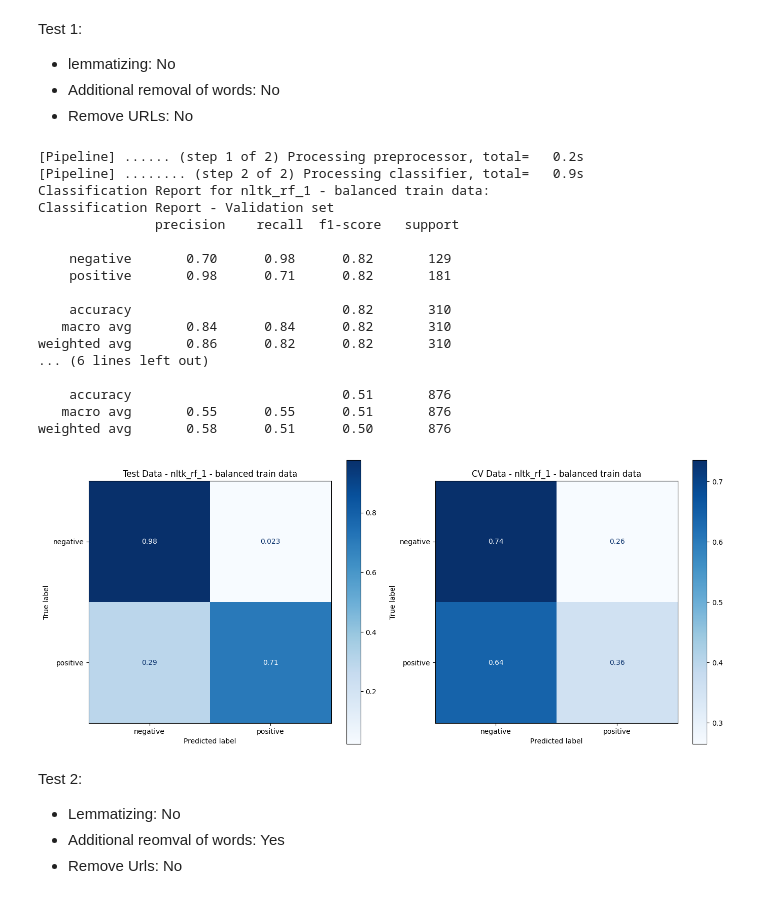
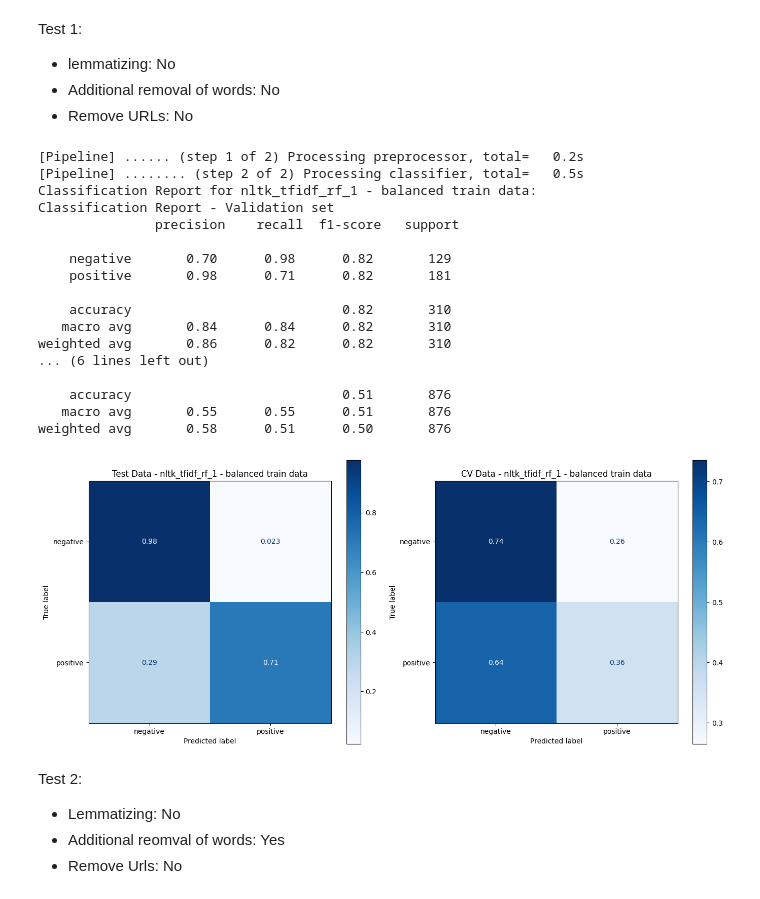
Before and after one commit to NiklasSeitherDHBW/NLP-CrowdFlow, a Jupyter notebook: src/nltk_tfidf_rdf.ipynb, the cells around one changed output. Saved outputs shown, nothing was run; the diff lists cells and outputs as text; code cells hidden in the pictures.

```diff
--- a/src/nltk_tfidf_rdf.ipynb
+++ b/src/nltk_tfidf_rdf.ipynb
@@ -13,7 +13,7 @@ Test 1:
 - Additional removal of words: No
 - Remove URLs: No
 # %%
-nltk_rf_model_1 = utils.CustomPipeline(
+nltk_rf_tfidf_model_1 = utils.CustomPipeline(
     df,
     config.FEATURES,
     config.TARGET,
@@ -29,31 +29,31 @@ nltk_rf_model_1 = utils.CustomPipeline(
         )),
         ("classifier", RandomForestClassifier(random_state=config.RANDOM_STATE))
     ],
-    model_name="nltk_rf_1"
+    model_name="nltk_tfidf_rf_1"
 )
 # %%
 # nltk_rf_model_1.fit(False)
 # nltk_rf_model_1.evaluate(False)
 # %%
-nltk_rf_model_1.fit(True)
-nltk_rf_model_1.evaluate(True)
+nltk_rf_tfidf_model_1.fit(True)
+nltk_rf_tfidf_model_1.evaluate(True)
 # %% [output]
 [Pipeline] ...... (step 1 of 2) Processing preprocessor, total=   0.2s
-[Pipeline] ........ (step 2 of 2) Processing classifier, total=   0.9s
-Classification Report for nltk_rf_1 - balanced train data:
+[Pipeline] ........ (step 2 of 2) Processing classifier, total=   0.5s
+Classification Report for nltk_tfidf_rf_1 - balanced train data:
 Classification Report - Validation set
                precision    recall  f1-score   support
 
     negative       0.70      0.98      0.82       129
     positive       0.98      0.71      0.82       181
 
     accuracy                           0.82       310
    macro avg       0.84      0.84      0.82       310
 weighted avg       0.86      0.82      0.82       310
 ... (6 lines left out)
 
     accuracy                           0.51       876
    macro avg       0.55      0.55      0.51       876
 weighted avg       0.58      0.51      0.50       876
-[figure, old version]
+[figure, new version]
 # %%
```
Also changed, not shown: parts of 5 cells of this notebook, 4 other files.
